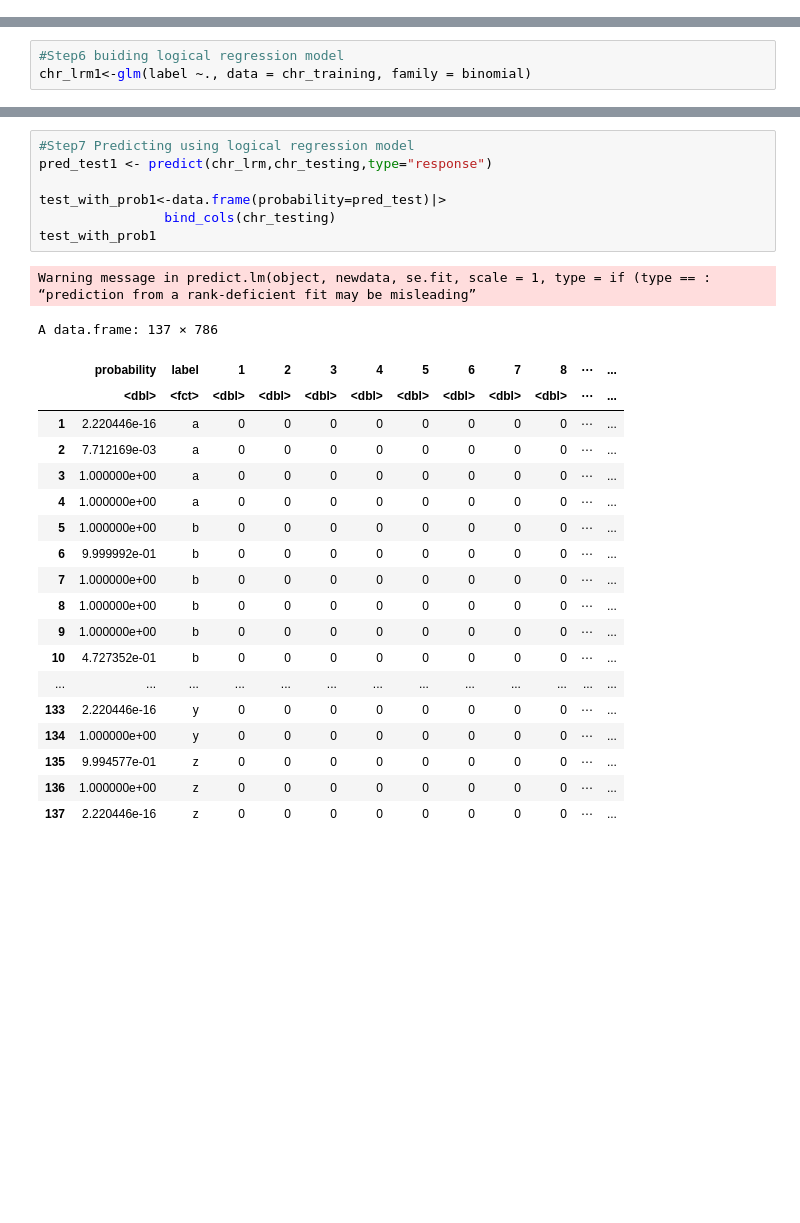
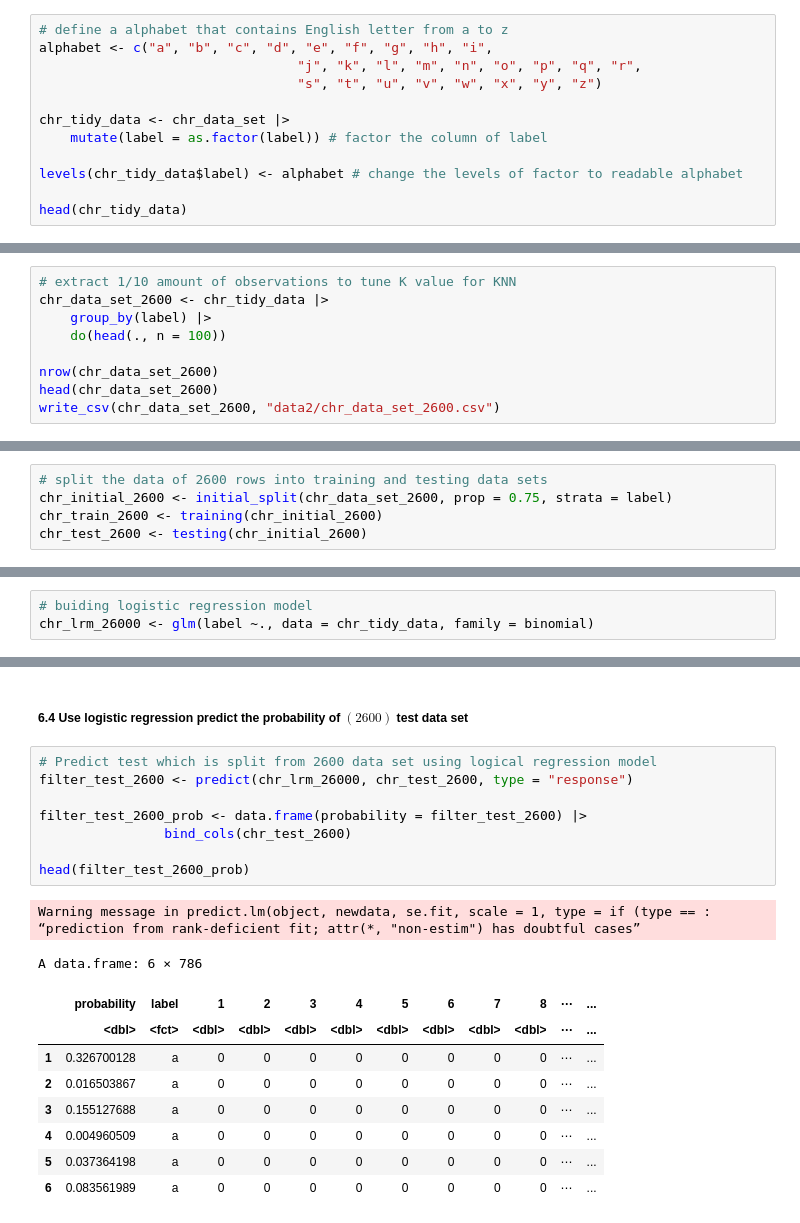
Before and after one commit to AllenCheng5186/DSCI100-Proj-Group50-23s1, a Jupyter notebook: best k accuracy and logical regression .ipynb, the cells around one changed output, grey strips where cells are left out. Saved outputs shown, nothing was run; the diff lists cells and outputs as text; blank space fills up the shorter version.

```diff
--- a/best k accuracy and logical regression .ipynb
+++ b/best k accuracy and logical regression .ipynb
@@ -58,0 +56,12 @@ chr_testing<-testing(split1)|>
+# %%
+# define a alphabet that contains English letter from a to z
+alphabet <- c("a", "b", "c", "d", "e", "f", "g", "h", "i",
+                                 "j", "k", "l", "m", "n", "o", "p", "q", "r",
+                                 "s", "t", "u", "v", "w", "x", "y", "z")
+
+chr_tidy_data <- chr_data_set |>
+    mutate(label = as.factor(label)) # factor the column of label
+
+levels(chr_tidy_data$label) <- alphabet # change the levels of factor to readable alphabet
+
+head(chr_tidy_data)
@@ -58,0 +98,9 @@ chr_testing<-testing(split1)|>
+# %%
+# extract 1/10 amount of observations to tune K value for KNN
+chr_data_set_2600 <- chr_tidy_data |>
+    group_by(label) |>
+    do(head(., n = 100))
+
+nrow(chr_data_set_2600)
+head(chr_data_set_2600)
+write_csv(chr_data_set_2600, "data2/chr_data_set_2600.csv")
@@ -58,0 +185,5 @@ chr_testing<-testing(split1)|>
+# %%
+# split the data of 2600 rows into training and testing data sets
+chr_initial_2600 <- initial_split(chr_data_set_2600, prop = 0.75, strata = label)
+chr_train_2600 <- training(chr_initial_2600)
+chr_test_2600 <- testing(chr_initial_2600)
@@ -89,6 +289,6 @@ A tibble: 1 × 3
 # %%
-#Step6 buiding logical regression model
-chr_lrm1<-glm(label ~., data = chr_training, family = binomial)
+# buiding logistic regression model
+chr_lrm_26000 <- glm(label ~., data = chr_tidy_data, family = binomial)
 # %% [output]
 Warning message:
 “glm.fit: algorithm did not converge”
@@ -95,30 +297,23 @@ Warning message:
+# %% [markdown]
+##### 6.4 Use logistic regression predict the probability of $(2600)$ test data set
 # %%
-#Step7 Predicting using logical regression model
-pred_test1 <- predict(chr_lrm,chr_testing,type="response")
+# Predict test which is split from 2600 data set using logical regression model
+filter_test_2600 <- predict(chr_lrm_26000, chr_test_2600, type = "response")
 
-test_with_prob1<-data.frame(probability=pred_test)|>
-                bind_cols(chr_testing)
-test_with_prob1
+filter_test_2600_prob <- data.frame(probability = filter_test_2600) |>
+                bind_cols(chr_test_2600)
+
+head(filter_test_2600_prob)
 # %% [output]
 Warning message in predict.lm(object, newdata, se.fit, scale = 1, type = if (type == :
-“prediction from a rank-deficient fit may be misleading”
+“prediction from rank-deficient fit; attr(*, "non-estim") has doubtful cases”
-A data.frame: 137 × 786
+A data.frame: 6 × 786
 |  | probability | label | 1 | 2 | 3 | 4 | 5 | 6 | 7 | 8 | ⋯ | ... |
 |  | <dbl> | <fct> | <dbl> | <dbl> | <dbl> | <dbl> | <dbl> | <dbl> | <dbl> | <dbl> | ⋯ | ... |
-| 1 | 2.220446e-16 | a | 0 | 0 | 0 | 0 | 0 | 0 | 0 | 0 | ⋯ | ... |
-| 2 | 7.712169e-03 | a | 0 | 0 | 0 | 0 | 0 | 0 | 0 | 0 | ⋯ | ... |
-| 3 | 1.000000e+00 | a | 0 | 0 | 0 | 0 | 0 | 0 | 0 | 0 | ⋯ | ... |
-| 4 | 1.000000e+00 | a | 0 | 0 | 0 | 0 | 0 | 0 | 0 | 0 | ⋯ | ... |
-| 5 | 1.000000e+00 | b | 0 | 0 | 0 | 0 | 0 | 0 | 0 | 0 | ⋯ | ... |
-| 6 | 9.999992e-01 | b | 0 | 0 | 0 | 0 | 0 | 0 | 0 | 0 | ⋯ | ... |
-| 7 | 1.000000e+00 | b | 0 | 0 | 0 | 0 | 0 | 0 | 0 | 0 | ⋯ | ... |
-| 8 | 1.000000e+00 | b | 0 | 0 | 0 | 0 | 0 | 0 | 0 | 0 | ⋯ | ... |
-| 9 | 1.000000e+00 | b | 0 | 0 | 0 | 0 | 0 | 0 | 0 | 0 | ⋯ | ... |
-| 10 | 4.727352e-01 | b | 0 | 0 | 0 | 0 | 0 | 0 | 0 | 0 | ⋯ | ... |
-| ... | ... | ... | ... | ... | ... | ... | ... | ... | ... | ... | ... | ... |
-| 133 | 2.220446e-16 | y | 0 | 0 | 0 | 0 | 0 | 0 | 0 | 0 | ⋯ | ... |
-| 134 | 1.000000e+00 | y | 0 | 0 | 0 | 0 | 0 | 0 | 0 | 0 | ⋯ | ... |
-| 135 | 9.994577e-01 | z | 0 | 0 | 0 | 0 | 0 | 0 | 0 | 0 | ⋯ | ... |
-| 136 | 1.000000e+00 | z | 0 | 0 | 0 | 0 | 0 | 0 | 0 | 0 | ⋯ | ... |
-| 137 | 2.220446e-16 | z | 0 | 0 | 0 | 0 | 0 | 0 | 0 | 0 | ⋯ | ... |
+| 1 | 0.326700128 | a | 0 | 0 | 0 | 0 | 0 | 0 | 0 | 0 | ⋯ | ... |
+| 2 | 0.016503867 | a | 0 | 0 | 0 | 0 | 0 | 0 | 0 | 0 | ⋯ | ... |
+| 3 | 0.155127688 | a | 0 | 0 | 0 | 0 | 0 | 0 | 0 | 0 | ⋯ | ... |
+| 4 | 0.004960509 | a | 0 | 0 | 0 | 0 | 0 | 0 | 0 | 0 | ⋯ | ... |
+| 5 | 0.037364198 | a | 0 | 0 | 0 | 0 | 0 | 0 | 0 | 0 | ⋯ | ... |
+| 6 | 0.083561989 | a | 0 | 0 | 0 | 0 | 0 | 0 | 0 | 0 | ⋯ | ... |
 # %%
```
Also changed, not shown: parts of 64 cells of this notebook, 7 other files.
